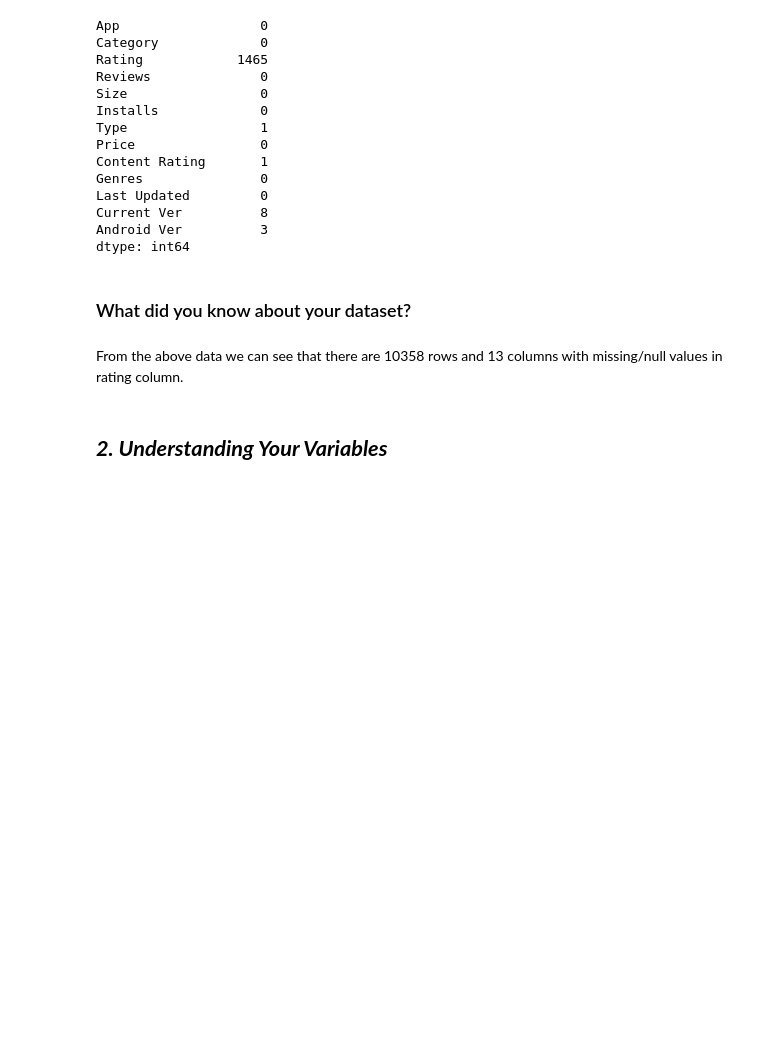
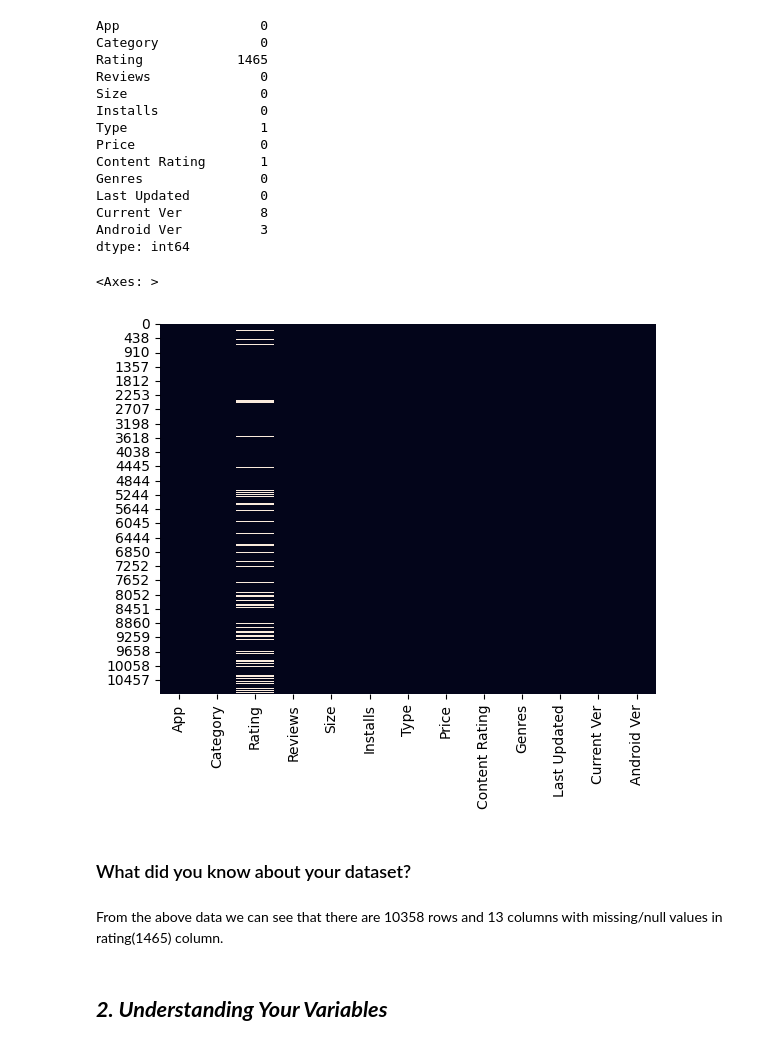
Before and after one commit to VIRU2341/alma-better-playstore, a Jupyter notebook: PLAYSTORE_EDA_analysis.ipynb, the cells around one changed output. Drawn from its saved outputs; the diff is of its cells as text; code cells hidden in the pictures; blank space fills up the shorter version.

```diff
--- a/PLAYSTORE_EDA_analysis.ipynb
+++ b/PLAYSTORE_EDA_analysis.ipynb
@@ -152,10 +148,16 @@ Last Updated         0
 Current Ver          8
 Android Ver          3
 dtype: int64
+# %%
+# now visualizing the missing values of play_store_data using seaborn heatmap
+sns.heatmap(df.isnull(), cbar=False)
+# %% [output]
+<Axes: >
+[figure, added]
 # %% [markdown]
 ### What did you know about your dataset?
 # %% [markdown]
-From the above data we can see that there are 10358 rows and 13 columns with missing/null values in rating column.
+From the above data we can see that there are 10358 rows and 13 columns with missing/null values in rating(1465) column.
 # %% [markdown]
 ## ***2. Understanding Your Variables***
 # %%
```
Also changed, not shown: parts of 45 cells of this notebook.
